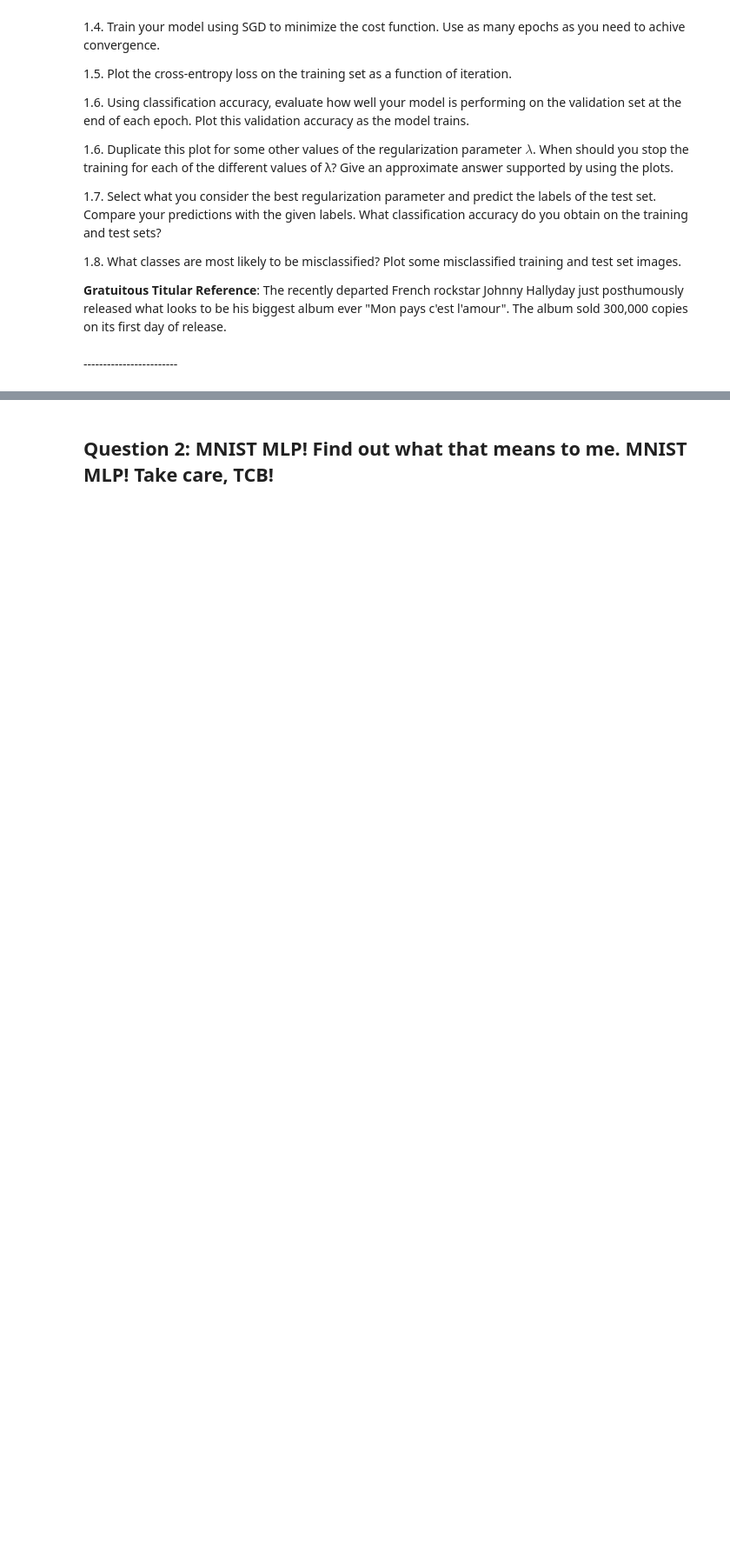
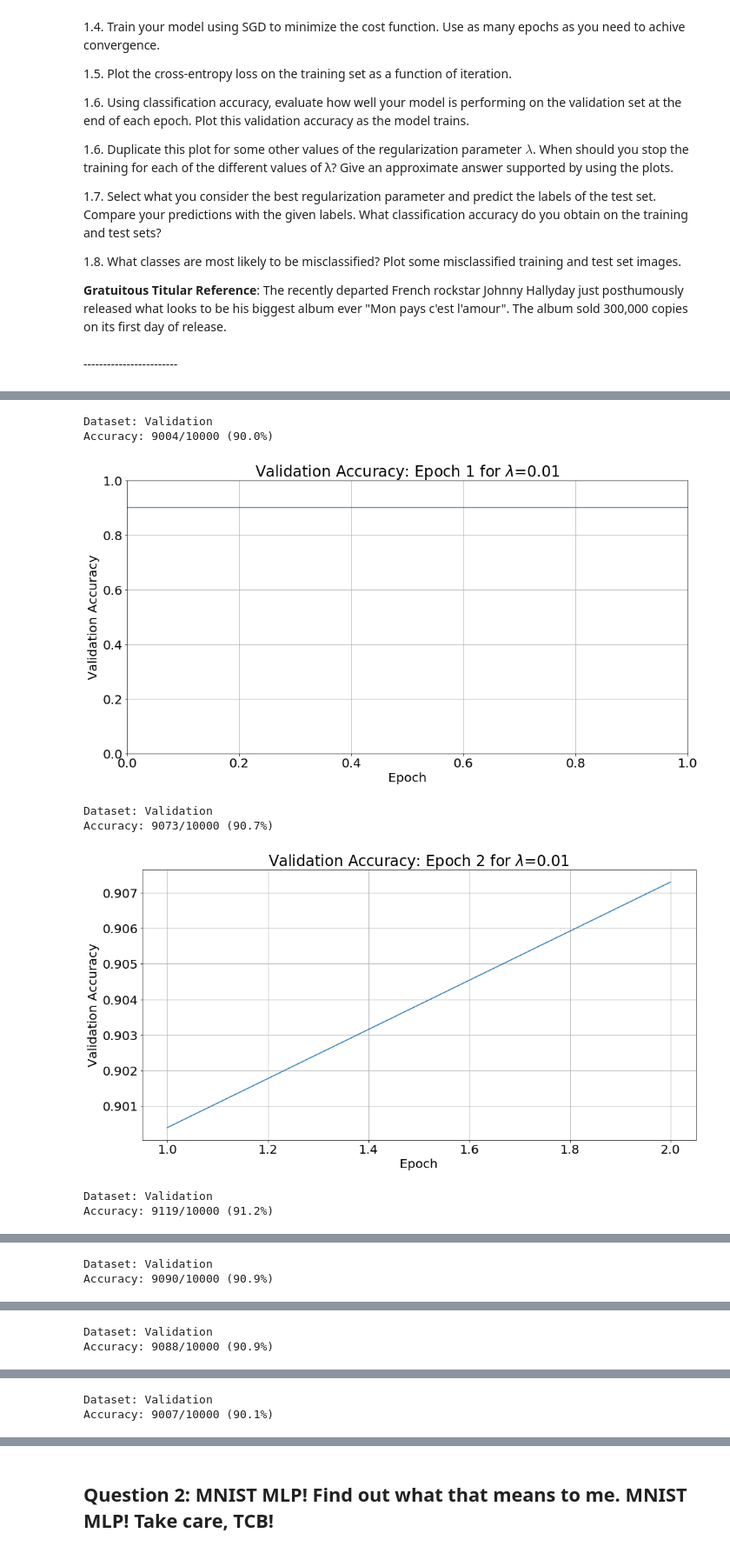
Before and after one commit to IACS-AM-207-Braavos/AM-207, a Jupyter notebook: hw7/AM207_HW7_MSE.ipynb, the cells around one changed output, grey strips where cells are left out. Shown at 87% size. Cells and saved outputs as stored; diff of their text form; code cells hidden in the pictures; blank space fills up the shorter version.

```diff
--- a/hw7/AM207_HW7_MSE.ipynb
+++ b/hw7/AM207_HW7_MSE.ipynb
@@ -85,0 +141,14 @@ Construct and train your classifier using a batch size of 256 examples, a learni
+# %%
+# 1.4. Train your model using SGD to minimize the cost function.
+# Use as many epochs as you need to achieve convergence.
+if not mnc.is_fit():
+    mnc.fit(viz_val_loss=True)
+# %% [output]
+Dataset: Validation
+Accuracy: 9004/10000 (90.0%)
+[figure, added]
+Dataset: Validation
+Accuracy: 9073/10000 (90.7%)
+[figure, added]
+Dataset: Validation
+Accuracy: 9119/10000 (91.2%)
@@ -85,0 +156,2 @@ Construct and train your classifier using a batch size of 256 examples, a learni
+Dataset: Validation
+Accuracy: 9090/10000 (90.9%)
@@ -85,0 +159,2 @@ Construct and train your classifier using a batch size of 256 examples, a learni
+Dataset: Validation
+Accuracy: 9088/10000 (90.9%)
@@ -85,0 +162,2 @@ Construct and train your classifier using a batch size of 256 examples, a learni
+Dataset: Validation
+Accuracy: 9007/10000 (90.1%)
```
Also changed, not shown: parts of 15 cells of this notebook, 5 other files.
